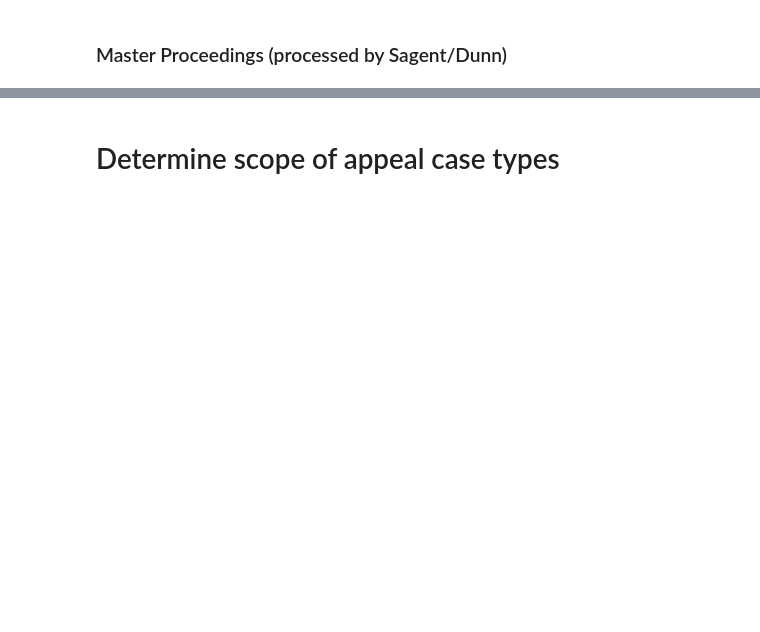
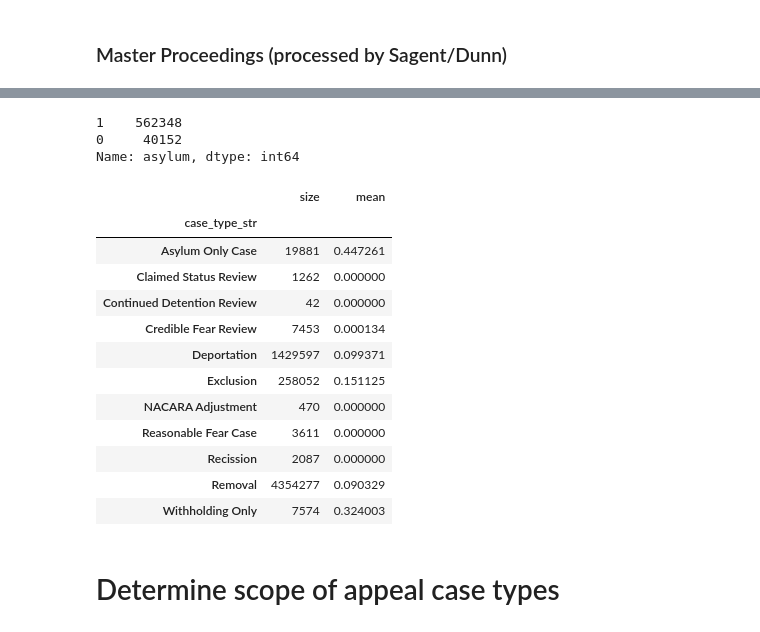
Before and after one commit to colinandrus/ml_course_project, a Jupyter notebook: notebooks/data_preparation.ipynb, the cells around one changed output, grey strips where cells are left out. Saved outputs shown, nothing was run; the diff lists cells and outputs as text; code cells hidden in the pictures; blank space fills up the shorter version.

```diff
--- a/notebooks/data_preparation.ipynb
+++ b/notebooks/data_preparation.ipynb
@@ -10,7 +10,7 @@ pd.set_option('display.max_rows', 200)
 # Import Data
 # %%
 # define folder where data resides
-DATAFOLDER = "/Users/snuffles753/Documents/NYU-GSAS/ds1003/term-project/data"
+DATAFOLDER = "~/Documents/data-science-coursework/nyu-ml/project/data/"
 # %% [markdown]
 ### Appeals
 # %%
@@ -209,8 +209,10 @@ dtype: int64
 # look up tables
 master_case_type = pd.read_csv(os.path.join(DATAFOLDER, 'raw/master_case_type.csv'))
 master_decision_type = pd.read_csv(os.path.join(DATAFOLDER, 'raw/master_decision_type.csv'))
-master_decision_on_proceeding = pd.read_csv(os.path.join(DATAFOLDER, 'raw/master_decision_on_proceeding.csv'),
-                                            skipfooter=2, engine='python')
+# master_decision_on_proceeding = pd.read_csv(os.path.join(DATAFOLDER, 'raw/master_decision_on_proceeding.csv'),
+#                                              skipfooter=2, engine='python')
+master_decision_on_proceeding = pd.read_csv(os.path.join(DATAFOLDER, 'raw/master_decision_on_proceeding.csv'))
+master_decision_on_proceeding.drop(master_decision_on_proceeding.tail(2).index, inplace=True)
 master_decision_on_proceeding.drop(['Unnamed: 4', 'Unnamed: 5', 'Unnamed: 6'], axis=1, inplace=True)
 # %%
 # add column to indicate whether decision was listed in dec_code or other_comp
@@ -303,13 +391,31 @@ master_dunn['case_type_string'].value_counts()
 # %%
 master_dunn['asylum'].value_counts()
+# %% [output]
+1    562348
+0     40152
+Name: asylum, dtype: int64
 # %%
 # determine what % of master proceedings that Dunn retained
-master_dunn_pairs = master_dunn[['idncase', 'idnproceeding']].copy()
+master_dunn_pairs = master_dunn[['idncase', 'idnproceeding', 'grant']].copy()
 master_dunn_pairs['in_dunn'] = 1
 master_dunn_delta = master_df[['idncase', 'idnproceeding', 'case_type_str']].merge(master_dunn_pairs, how='left',
                                                                                    on=['idncase', 'idnproceeding'])
 master_dunn_delta['in_dunn'].fillna(0, inplace=True)
 master_dunn_delta.groupby(['case_type_str'])['in_dunn'].agg(['size', np.mean])
+# %% [output]
+|  | size | mean |
+| case_type_str |  |  |
+| Asylum Only Case | 19881 | 0.447261 |
+| Claimed Status Review | 1262 | 0.000000 |
+| Continued Detention Review | 42 | 0.000000 |
+| Credible Fear Review | 7453 | 0.000134 |
+| Deportation | 1429597 | 0.099371 |
+| Exclusion | 258052 | 0.151125 |
+| NACARA Adjustment | 470 | 0.000000 |
+| Reasonable Fear Case | 3611 | 0.000000 |
+| Recission | 2087 | 0.000000 |
+| Removal | 4354277 | 0.090329 |
+| Withholding Only | 7574 | 0.324003 |
 # %% [markdown]
 # Determine scope of appeal case types
 # %%
```
Also changed, not shown: parts of 49 cells of this notebook.
